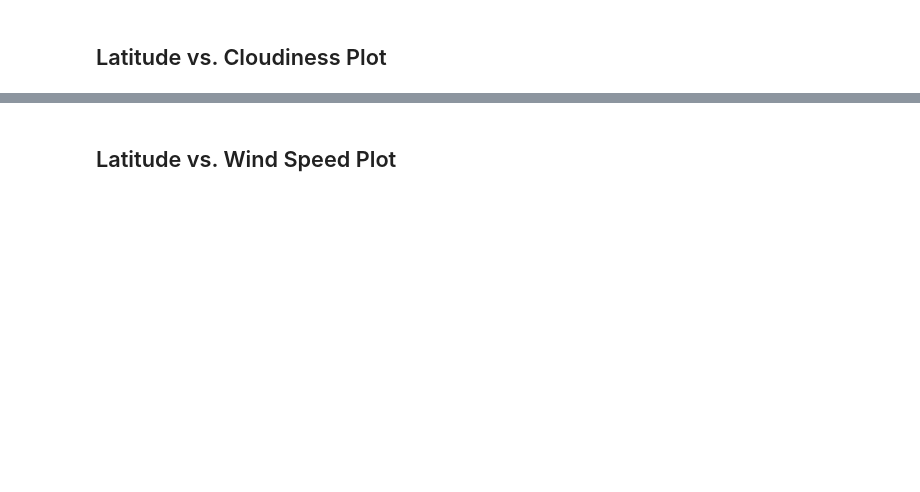
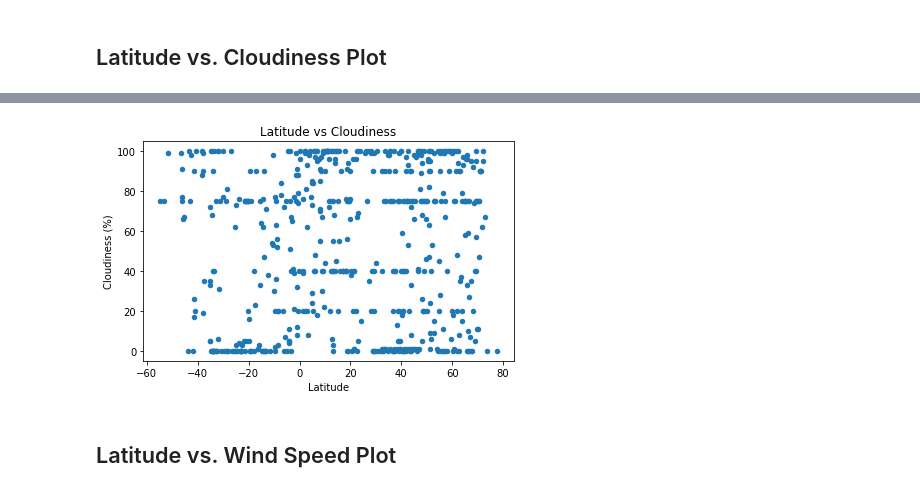
Before and after one commit to 12wollmana/UMN-Data_Analytics-Python_API_Challenge, a Jupyter notebook: WeatherPy/WeatherPy.ipynb, the cells around one changed output, grey strips where cells are left out. Cells and saved outputs as stored; diff of their text form; code cells hidden in the pictures; blank space fills up the shorter version.

```diff
--- a/WeatherPy/WeatherPy.ipynb
+++ b/WeatherPy/WeatherPy.ipynb
@@ -223,2 +262,15 @@ Int64Index([], dtype='int64')
+# %%
+def plot_lat_v_cloud(df):
+    plot = df.plot(kind="scatter", \
+            x = City_Weather_Columns.lat, y = City_Weather_Columns.cloudiness)
+    plt.title("Latitude vs Cloudiness")
+    plt.ylabel("Cloudiness (%)")
+    plt.xlabel("Latitude")
+
+plot_lat_v_cloud(final_city_data)
+plt.tight_layout()
+plt.show()
+# %% [output]
+[figure, added]
 # %% [markdown]
 ## Latitude vs. Wind Speed Plot
```
Also changed, not shown: parts of 39 cells of this notebook, 1 other file.
